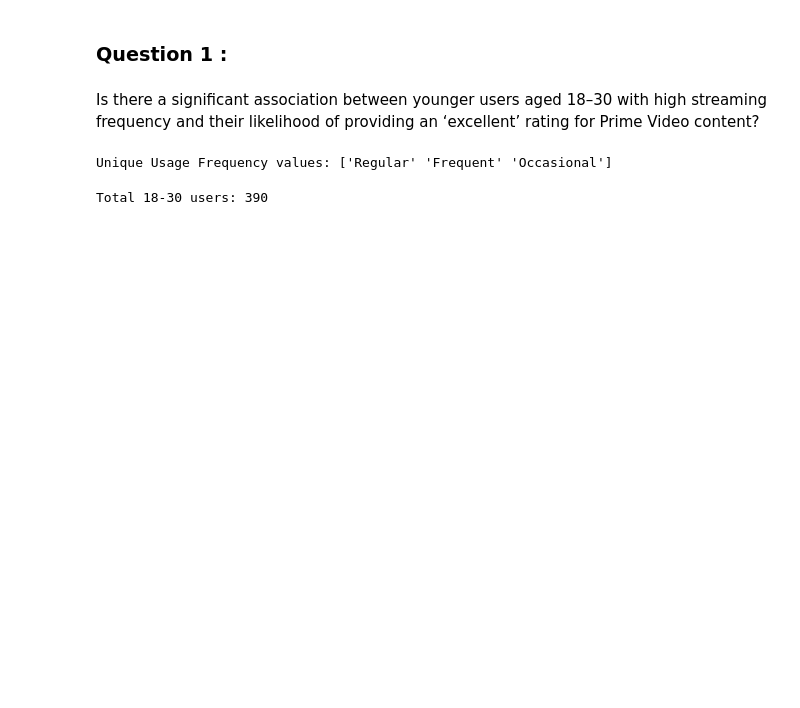
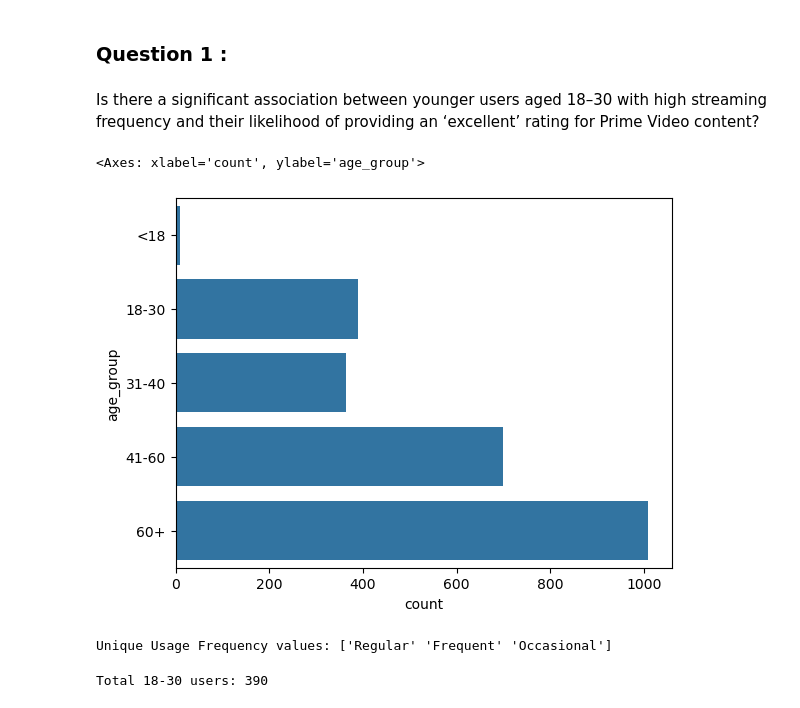
Before and after one commit to keattt0330/Data-Mining, a Jupyter notebook: assignment.ipynb, the cells around one changed output. Drawn from its saved outputs; the diff is of its cells as text; code cells hidden in the pictures; blank space fills up the shorter version.

```diff
--- a/assignment.ipynb
+++ b/assignment.ipynb
@@ -249,7 +278,12 @@ Is there a significant association between younger users aged 18–30 with high
 # %%
 Amazon_Prime['age_group'] = pd.cut(Amazon_Prime['Age'],
                          bins=[0,18,30,40,60,200],
                          labels=['<18','18-30','31-40','41-60','60+'])
+Amazon_Prime['age_group'].value_counts()
+sns.countplot(Amazon_Prime['age_group'])
+# %% [output]
+<Axes: xlabel='count', ylabel='age_group'>
+[figure, added]
 # %%
 print("\nUnique Usage Frequency values:", Amazon_Prime['Usage Frequency'].unique())
 # %% [output]
```
Also changed, not shown: parts of 13 cells of this notebook, 1 other file.
